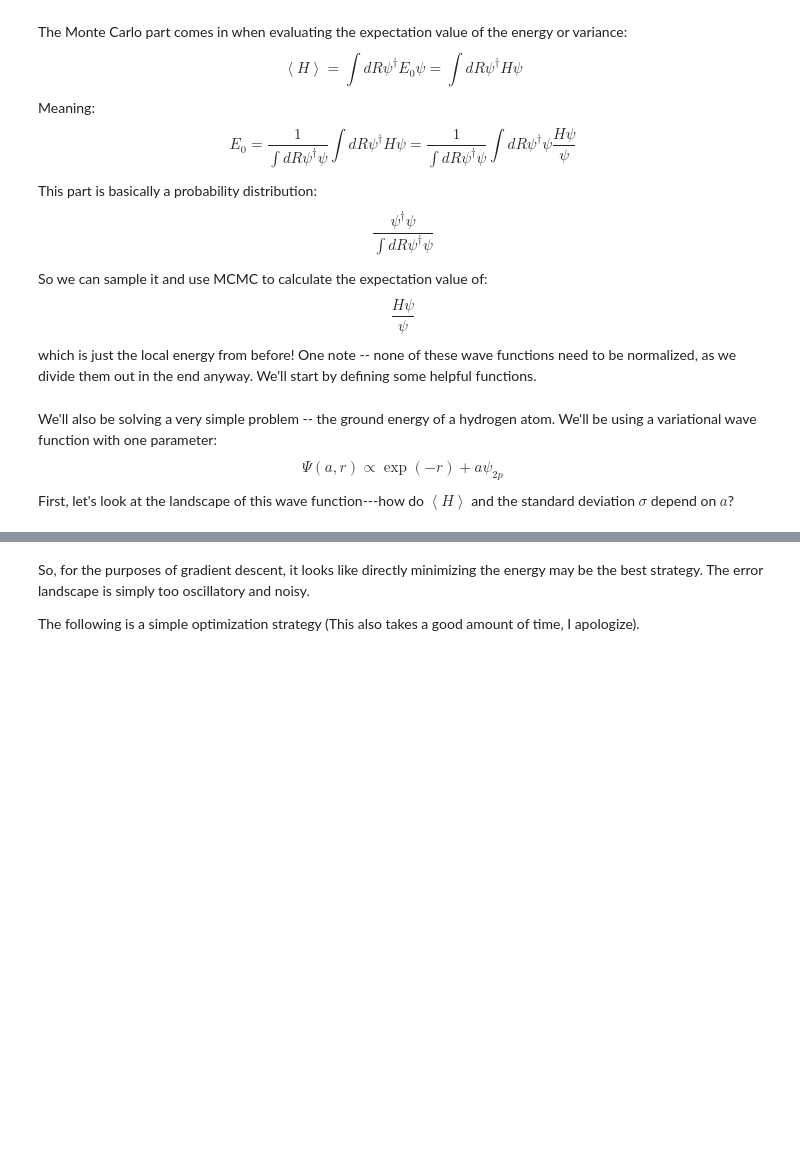
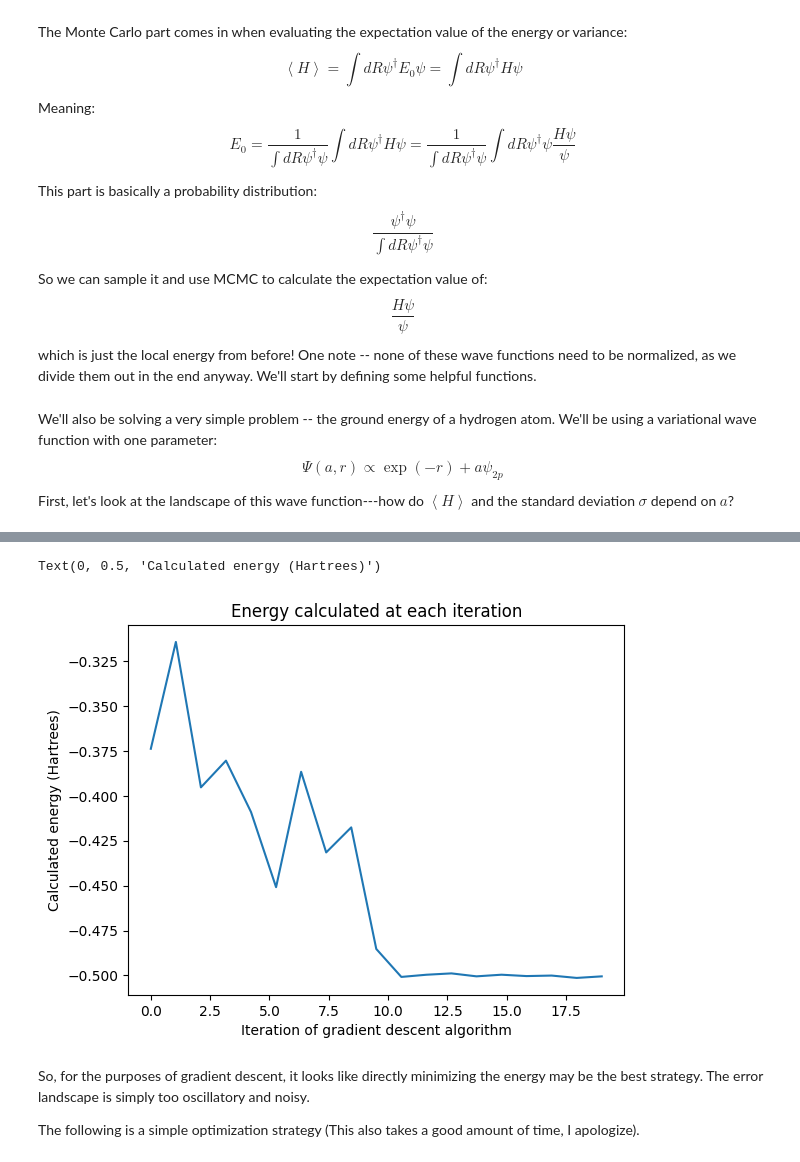
Before and after one commit to nathanr29/Intro-to-Quantum-Monte-Carlo, a Jupyter notebook: QMC/Sampling and VMC.ipynb, the cells around one changed output, grey strips where cells are left out. Saved outputs shown, nothing was run; the diff lists cells and outputs as text; code cells hidden in the pictures; blank space fills up the shorter version.

```diff
--- a/QMC/Sampling and VMC.ipynb
+++ b/QMC/Sampling and VMC.ipynb
@@ -330,3 +392,12 @@ Text(0.5, 1.0, "Energy landscape -- how does the energy depend on 'a'? ")
+# %%
+i_s = np.linspace(0,19,19)
+plt.plot(i_s, E_s_optimization[:19])
+plt.title('Energy calculated at each iteration')
+plt.xlabel('Iteration of gradient descent algorithm')
+plt.ylabel('Calculated energy (Hartrees)')
+# %% [output]
+Text(0, 0.5, 'Calculated energy (Hartrees)')
+[figure, added]
 # %% [markdown]
 So, for the purposes of gradient descent, it looks like directly minimizing the energy may be the best strategy. The error landscape is simply too oscillatory and noisy.
 
```
Also changed, not shown: parts of 23 cells of this notebook, 2 other files.
